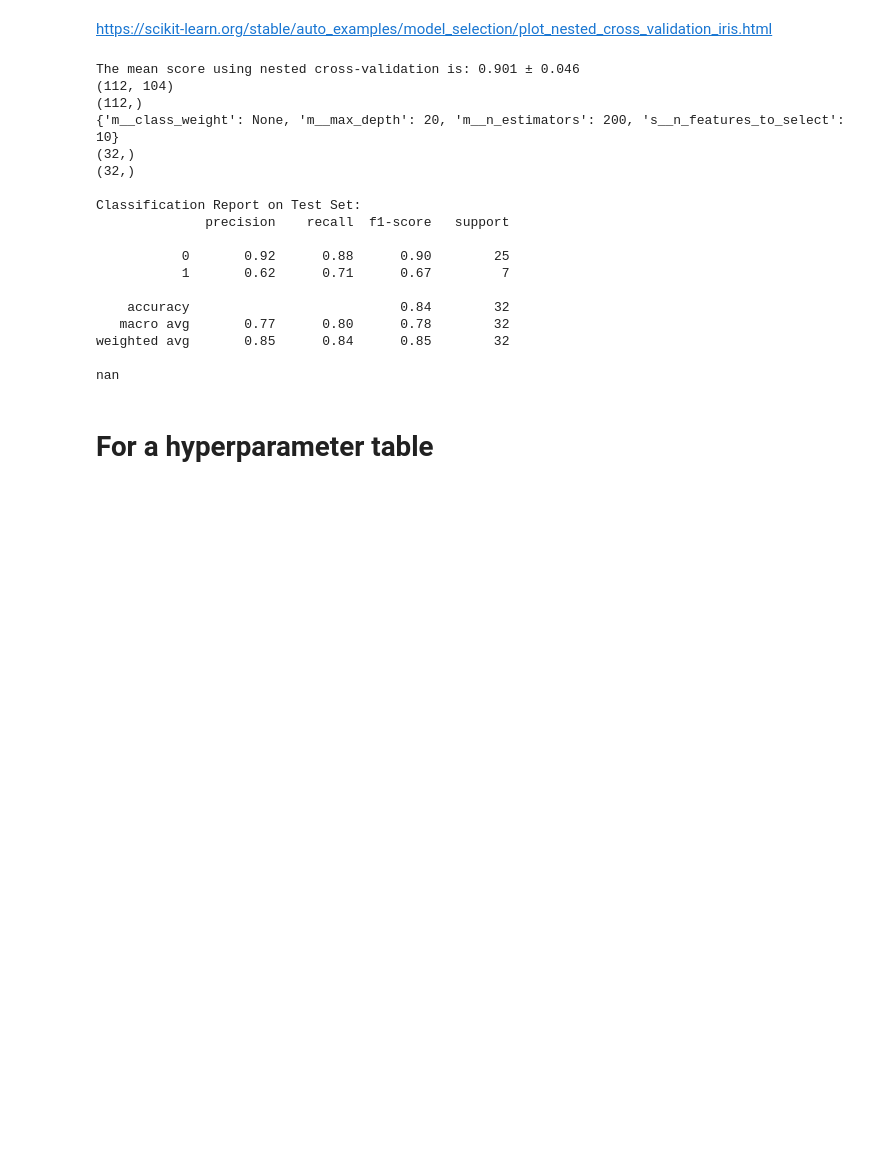
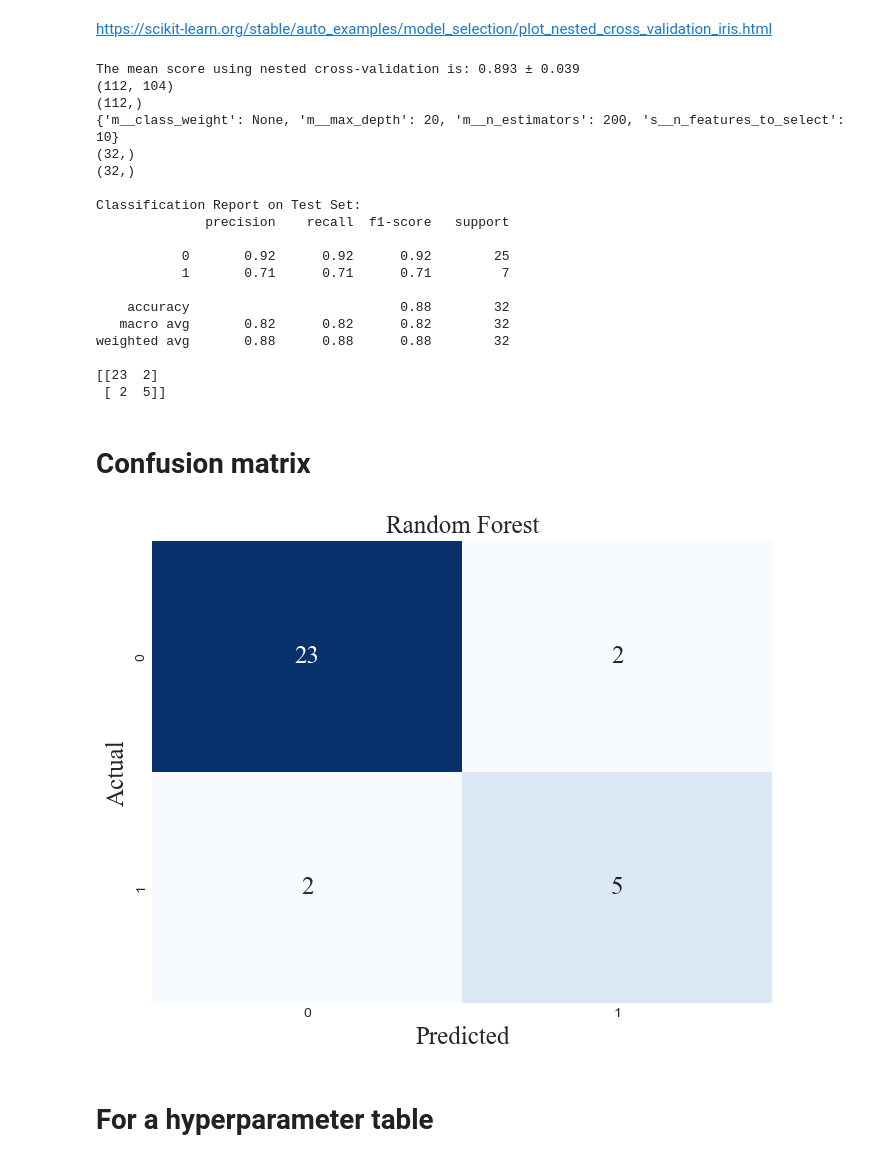
Before and after one commit to DionneSpaltman/predicting_VVR, a Jupyter notebook: models/rf.ipynb, the cells around one changed output. Saved outputs shown, nothing was run; the diff lists cells and outputs as text; code cells hidden in the pictures; blank space fills up the shorter version.

Commit message:
Added confusion matrices

```diff
--- a/models/rf.ipynb
+++ b/models/rf.ipynb
@@ -422,10 +422,12 @@ print(y_pred.shape)
 print("\nClassification Report on Test Set:")
 print(classification_report(y_test, y_pred))
 
-fpr, tpr, thresholds = metrics.roc_curve(y_test, y_pred, pos_label=2)
-print(metrics.auc(fpr, tpr))
+print(confusion_matrix(y_test, y_pred))
+
+# fpr, tpr, thresholds = metrics.roc_curve(y_test, y_pred, pos_label=2)
+# print(metrics.auc(fpr, tpr))
 # %% [output]
-The mean score using nested cross-validation is: 0.901 ± 0.046
+The mean score using nested cross-validation is: 0.893 ± 0.039
 (112, 104)
 (112,)
 {'m__class_weight': None, 'm__max_depth': 20, 'm__n_estimators': 200, 's__n_features_to_select': 10}
@@ -435,14 +437,42 @@ The mean score using nested cross-validation is: 0.901 ± 0.046
 Classification Report on Test Set:
               precision    recall  f1-score   support
 
-           0       0.92      0.88      0.90        25
-           1       0.62      0.71      0.67         7
+           0       0.92      0.92      0.92        25
+           1       0.71      0.71      0.71         7
 
-    accuracy                           0.84        32
-   macro avg       0.77      0.80      0.78        32
-weighted avg       0.85      0.84      0.85        32
+    accuracy                           0.88        32
+   macro avg       0.82      0.82      0.82        32
+weighted avg       0.88      0.88      0.88        32
 
-nan
+[[23  2]
+ [ 2  5]]
+# %% [markdown]
+# Confusion matrix
+# %%
+import matplotlib.pyplot as plt
+from sklearn.metrics import confusion_matrix
+import seaborn as sns
+
+font = 'Times New Roman'
+size = 18
+
+# Calculate confusion matrix
+conf_matrix = confusion_matrix(y_test, y_pred)
+
+# Set the style to a modern style
+plt.style.use('seaborn-darkgrid')
+
+# Plot confusion matrix
+plt.figure(figsize=(8, 6))
+sns.heatmap(conf_matrix, annot=True, fmt='d', cmap='Blues', cbar=False,
+            annot_kws={'fontname': font, 'fontsize': size})  # Set font and size for numbers
+plt.title('Random Forest', fontname=font, fontsize=size)
+plt.xlabel('Predicted', fontname=font, fontsize=size)
+plt.ylabel('Actual', fontname=font, fontsize=size)
+
+plt.show()
+# %% [output]
+[figure, added]
 # %% [markdown]
 # For a hyperparameter table
 # %%
```
Also changed, not shown: 3 other files.
